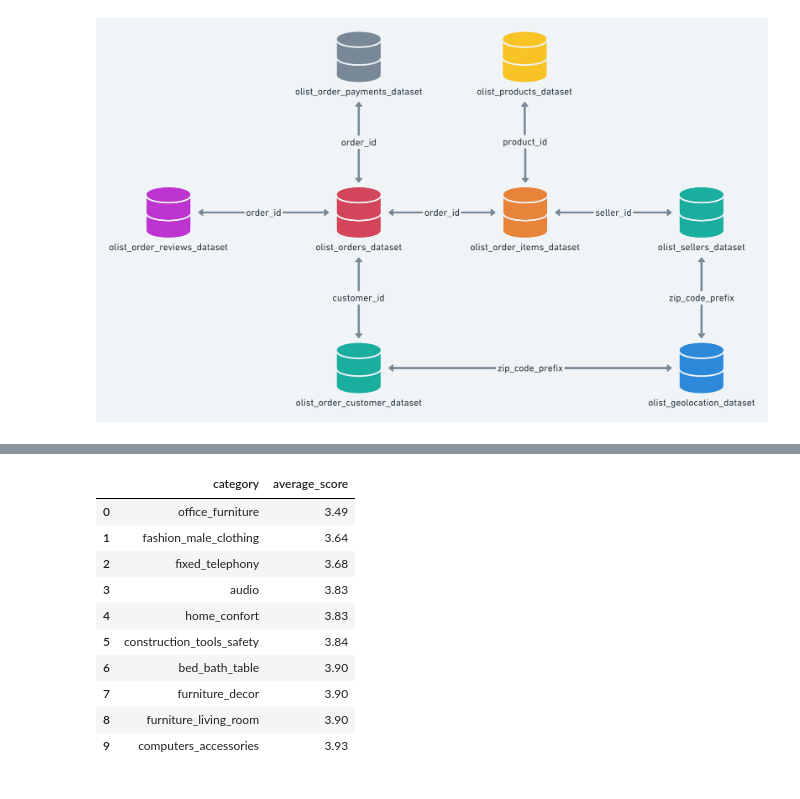
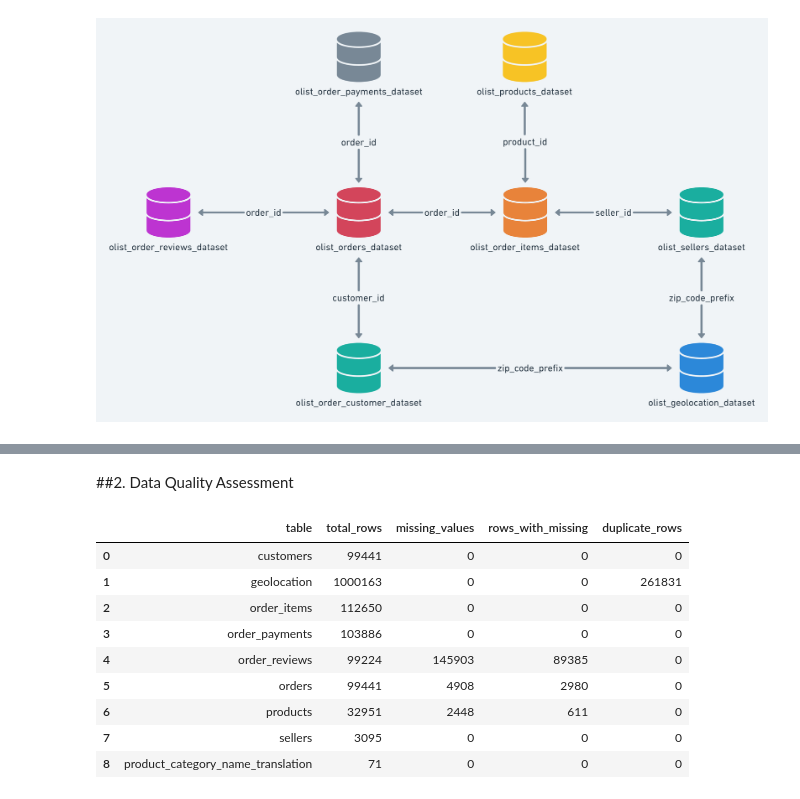
Before and after one commit to kevinmullet/olist-analysis, a Jupyter notebook: olist_customers.ipynb, the cells around one changed output, grey strips where cells are left out. Cells and saved outputs as stored; diff of their text form; code cells hidden in the pictures.

```diff
--- a/olist_customers.ipynb
+++ b/olist_customers.ipynb
@@ -15,7 +27,8 @@ for f in glob.glob(f'{FOLDER_PATH}/*.csv'): #
     name = os.path.basename(f).replace('olist_', '').replace('_dataset', '').replace('.csv', '') # merapikan format nama csv
     pd.read_csv(f).to_sql(name, conn, if_exists='replace', index=False)
 # %%
-pd.read_sql("SELECT name FROM sqlite_master WHERE type='table'", conn)
+tables = pd.read_sql("SELECT name FROM sqlite_master WHERE type='table'", conn)
+tables
 # %% [output]
 |  | name |
 | 0 | customers |
@@ -267,28 +48,29 @@ SELECT * FROM order_items
-# %%
-# Kategori dengan rata-rata review terendah (minimal 50 order)
-q("""
-SELECT
-  t.product_category_name_english AS category,
-  ROUND(AVG(r.review_score),2) AS average_score
-FROM order_reviews r
-JOIN orders o ON r.order_id = o.order_id
-JOIN order_items i ON o.order_id = i.order_id
-JOIN products p ON i.product_id = p.product_id
-JOIN product_category_name_translation t ON p.product_category_name = t.product_category_name
-GROUP BY category
-HAVING COUNT(DISTINCT i.order_id) >= 50
-ORDER BY average_score ASC
-LIMIT 10
-""")
-# %% [output]
-|  | category | average_score |
-| 0 | office_furniture | 3.49 |
-| 1 | fashion_male_clothing | 3.64 |
-| 2 | fixed_telephony | 3.68 |
-| 3 | audio | 3.83 |
-| 4 | home_confort | 3.83 |
-| 5 | construction_tools_safety | 3.84 |
-| 6 | bed_bath_table | 3.90 |
-| 7 | furniture_decor | 3.90 |
-| 8 | furniture_living_room | 3.90 |
-| 9 | computers_accessories | 3.93 |
+# %% [markdown]
+##2. Data Quality Assessment
+# %%
+results = []
+
+for table in tables['name']:
+  df = pd.read_sql(f'SELECT * FROM "{table}"', conn)
+  results.append({
+    'table': table,
+    'total_rows': len(df),
+    'missing_values': df.isna().sum().sum(),
+    'rows_with_missing': df.isna().any(axis=1).sum(),
+    'duplicate_rows': df.duplicated().sum()
+  })
+
+quality_summary = pd.DataFrame(results)
+
+display(quality_summary)
+# %% [output]
+|  | table | total_rows | missing_values | rows_with_missing | duplicate_rows |
+| 0 | customers | 99441 | 0 | 0 | 0 |
+| 1 | geolocation | 1000163 | 0 | 0 | 261831 |
+| 2 | order_items | 112650 | 0 | 0 | 0 |
+| 3 | order_payments | 103886 | 0 | 0 | 0 |
+| 4 | order_reviews | 99224 | 145903 | 89385 | 0 |
+| 5 | orders | 99441 | 4908 | 2980 | 0 |
+| 6 | products | 32951 | 2448 | 611 | 0 |
+| 7 | sellers | 3095 | 0 | 0 | 0 |
+| 8 | product_category_name_translation | 71 | 0 | 0 | 0 |
```
Also changed, not shown: parts of 45 cells of this notebook.
